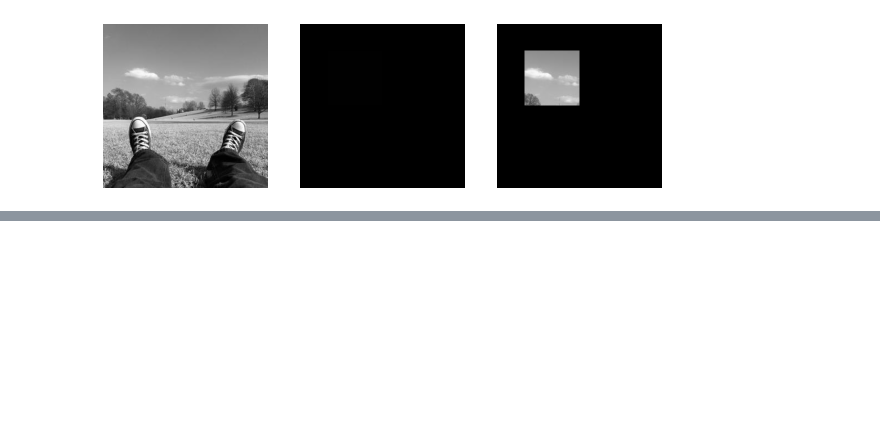
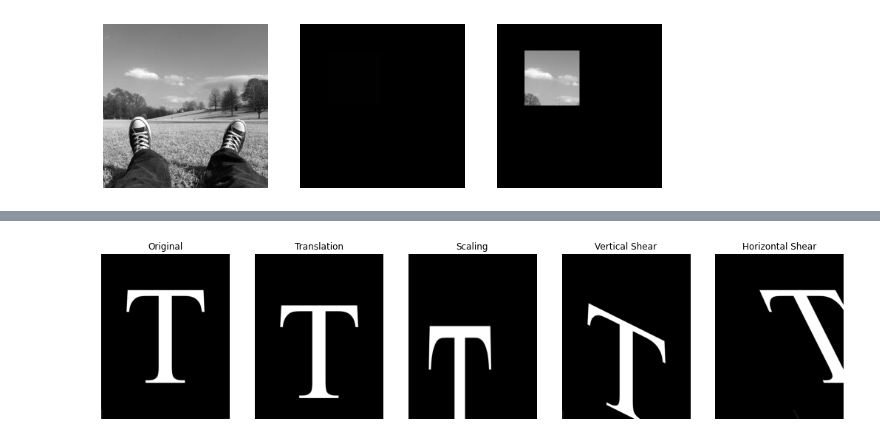
Before and after one commit to alifarrokh/FUM-ComputerVision, a Jupyter notebook: CV_S01.ipynb, the cells around one changed output, grey strips where cells are left out. Drawn from its saved outputs; the diff is of its cells as text; code cells hidden in the pictures; blank space fills up the shorter version.

```diff
--- a/CV_S01.ipynb
+++ b/CV_S01.ipynb
@@ -198,0 +235,7 @@ imshow(img, mask, img_masked)
+# %%
+def scaling(cx, cy):
+    return np.array([
+        [cx, 0,  0],
+        [0,  cy, 0],
+        [0,  0,  1]
+    ], dtype='float64')
@@ -198,0 +251,14 @@ imshow(img, mask, img_masked)
+# %%
+def translation(tx, ty):
+    return np.array([
+        [1,  0,  tx],
+        [0,  1,  ty],
+        [0,  0,  1]
+    ], dtype='float64')
+# %%
+def shear(sv, sh):
+    return np.array([
+        [1,  sh, 0],
+        [sv, 1,  0],
+        [0,  0,  1]
+    ], dtype='float64')
@@ -198,0 +282,19 @@ imshow(img, mask, img_masked)
+# %%
+img = cv2.imread('Fig0236(a)(letter_T).tif', cv2.IMREAD_GRAYSCALE)
+height, width = img.shape
+final_size = (width, height)
+
+m_translation = translation(0, 50)[:2, :]
+m_scaling = scaling(0.8, 2)[:2, :]
+m_shearv = shear(0.5, 0)[:2, :]
+m_shearh = shear(0, 0.5)[:2, :]
+
+img_translation = cv2.warpAffine(img, m_translation, final_size)
+img_scaling = cv2.warpAffine(img, m_scaling, final_size)
+img_shearv = cv2.warpAffine(img, m_shearv, final_size)
+img_shearh = cv2.warpAffine(img, m_shearh, final_size)
+
+title=['Original', 'Translation', 'Scaling', 'Vertical Shear', 'Horizontal Shear']
+imshow(img, img_translation, img_scaling, img_shearv, img_shearh, title=title, figsize=18)
+# %% [output]
+[figure, added]
```
Also changed, not shown: parts of 17 cells of this notebook.
